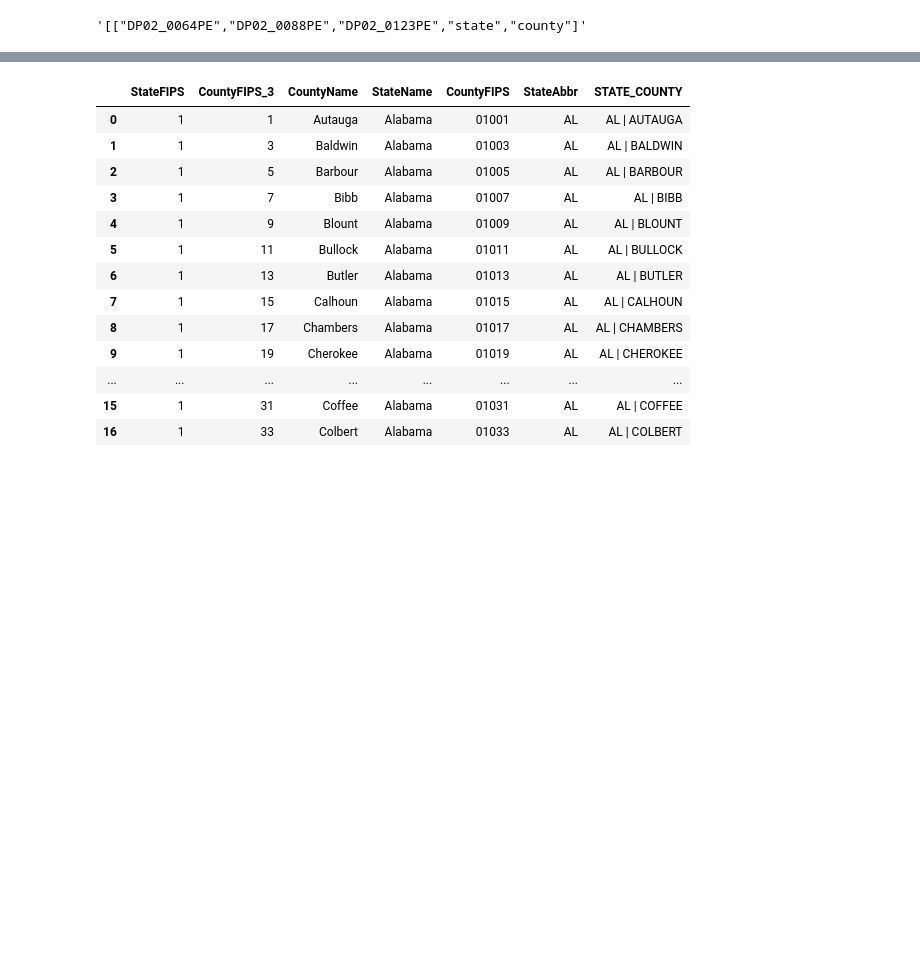
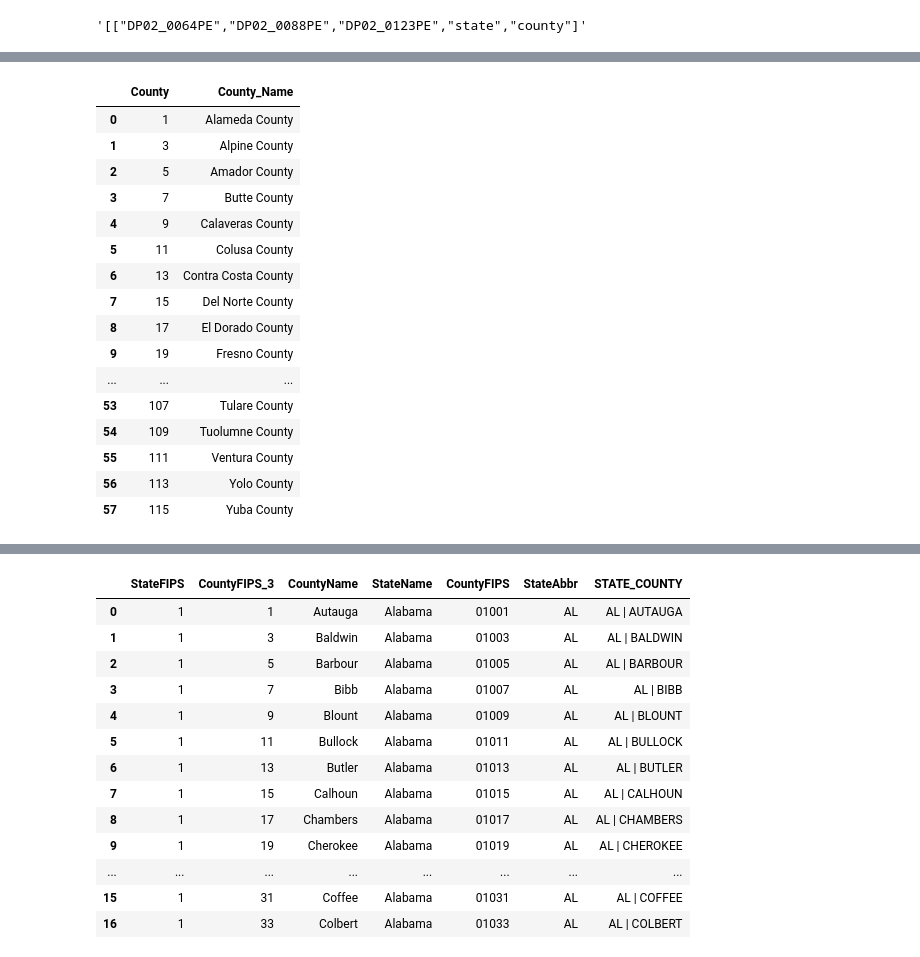
Before and after one commit to leomassoc/LSE-DS105L-Data-Detectives, a Jupyter notebook: notebooks/NB4 Education and Salary - a first overview.ipynb, the cells around one changed output, grey strips where cells are left out. Saved outputs shown, nothing was run; the diff lists cells and outputs as text; code cells hidden in the pictures; blank space fills up the shorter version.

```diff
--- a/notebooks/NB4 Education and Salary - a first overview.ipynb
+++ b/notebooks/NB4 Education and Salary - a first overview.ipynb
@@ -103,0 +122,27 @@ merged_census.head()
+# %%
+#Getting the list of counties in the ACS data for california
+acs_counties = merged_census['county'].tolist()
+acs_counties
+#Getting the list of county names from the census website
+ca_counties = pd.read_csv("file:/home/leomassoc/Workspace/LSE-DS105L-Data-Detectives/data/cal_counties.csv")
+#Drop the state name and state number columns
+ca_counties = ca_counties.drop(columns=['State_Name', 'State'])
+ca_counties
+# %% [output]
+|  | County | County_Name |
+| 0 | 1 | Alameda County |
+| 1 | 3 | Alpine County |
+| 2 | 5 | Amador County |
+| 3 | 7 | Butte County |
+| 4 | 9 | Calaveras County |
+| 5 | 11 | Colusa County |
+| 6 | 13 | Contra Costa County |
+| 7 | 15 | Del Norte County |
+| 8 | 17 | El Dorado County |
+| 9 | 19 | Fresno County |
+| ... | ... | ... |
+| 53 | 107 | Tulare County |
+| 54 | 109 | Tuolumne County |
+| 55 | 111 | Ventura County |
+| 56 | 113 | Yolo County |
+| 57 | 115 | Yuba County |
```
Also changed, not shown: parts of 7 cells of this notebook.
